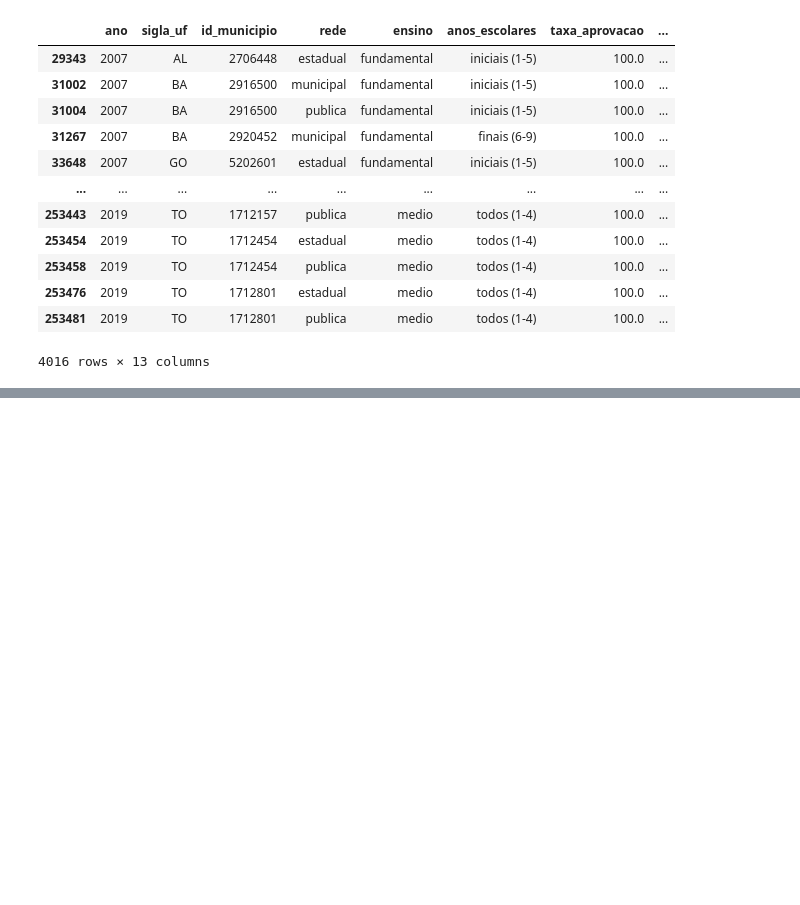
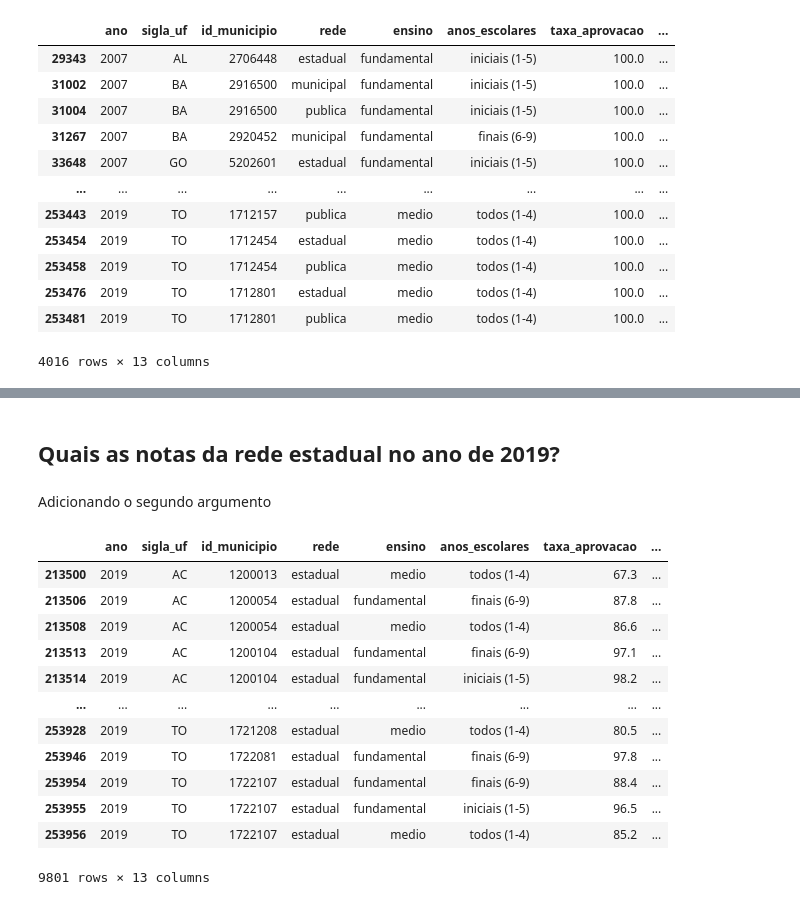
Before and after one commit to julianyraiol/coda_amazonia-workshop-pandas, a Jupyter notebook: coda_am_analise_dados.ipynb, the cells around one changed output, grey strips where cells are left out. Drawn from its saved outputs; the diff is of its cells as text; code cells hidden in the pictures; blank space fills up the shorter version.

```diff
--- a/coda_am_analise_dados.ipynb
+++ b/coda_am_analise_dados.ipynb
@@ -232,0 +255,21 @@ df[df["taxa_aprovacao"] == maior_media]
+# %% [markdown]
+## Quais as notas da rede estadual no ano de 2019?
+# %% [markdown]
+Adicionando o segundo argumento
+# %%
+pesquisa = df[(df["ano"] == 2019) & (df["rede"] == "estadual")]
+pesquisa
+# %% [output]
+|  | ano | sigla_uf | id_municipio | rede | ensino | anos_escolares | taxa_aprovacao | ... |
+| 213500 | 2019 | AC | 1200013 | estadual | medio | todos (1-4) | 67.3 | ... |
+| 213506 | 2019 | AC | 1200054 | estadual | fundamental | finais (6-9) | 87.8 | ... |
+| 213508 | 2019 | AC | 1200054 | estadual | medio | todos (1-4) | 86.6 | ... |
+| 213513 | 2019 | AC | 1200104 | estadual | fundamental | finais (6-9) | 97.1 | ... |
+| 213514 | 2019 | AC | 1200104 | estadual | fundamental | iniciais (1-5) | 98.2 | ... |
+| ... | ... | ... | ... | ... | ... | ... | ... | ... |
+| 253928 | 2019 | TO | 1721208 | estadual | medio | todos (1-4) | 80.5 | ... |
+| 253946 | 2019 | TO | 1722081 | estadual | fundamental | finais (6-9) | 97.8 | ... |
+| 253954 | 2019 | TO | 1722107 | estadual | fundamental | finais (6-9) | 88.4 | ... |
+| 253955 | 2019 | TO | 1722107 | estadual | fundamental | iniciais (1-5) | 96.5 | ... |
+| 253956 | 2019 | TO | 1722107 | estadual | medio | todos (1-4) | 85.2 | ... |
+9801 rows × 13 columns
```
Also changed, not shown: parts of 11 cells of this notebook.
